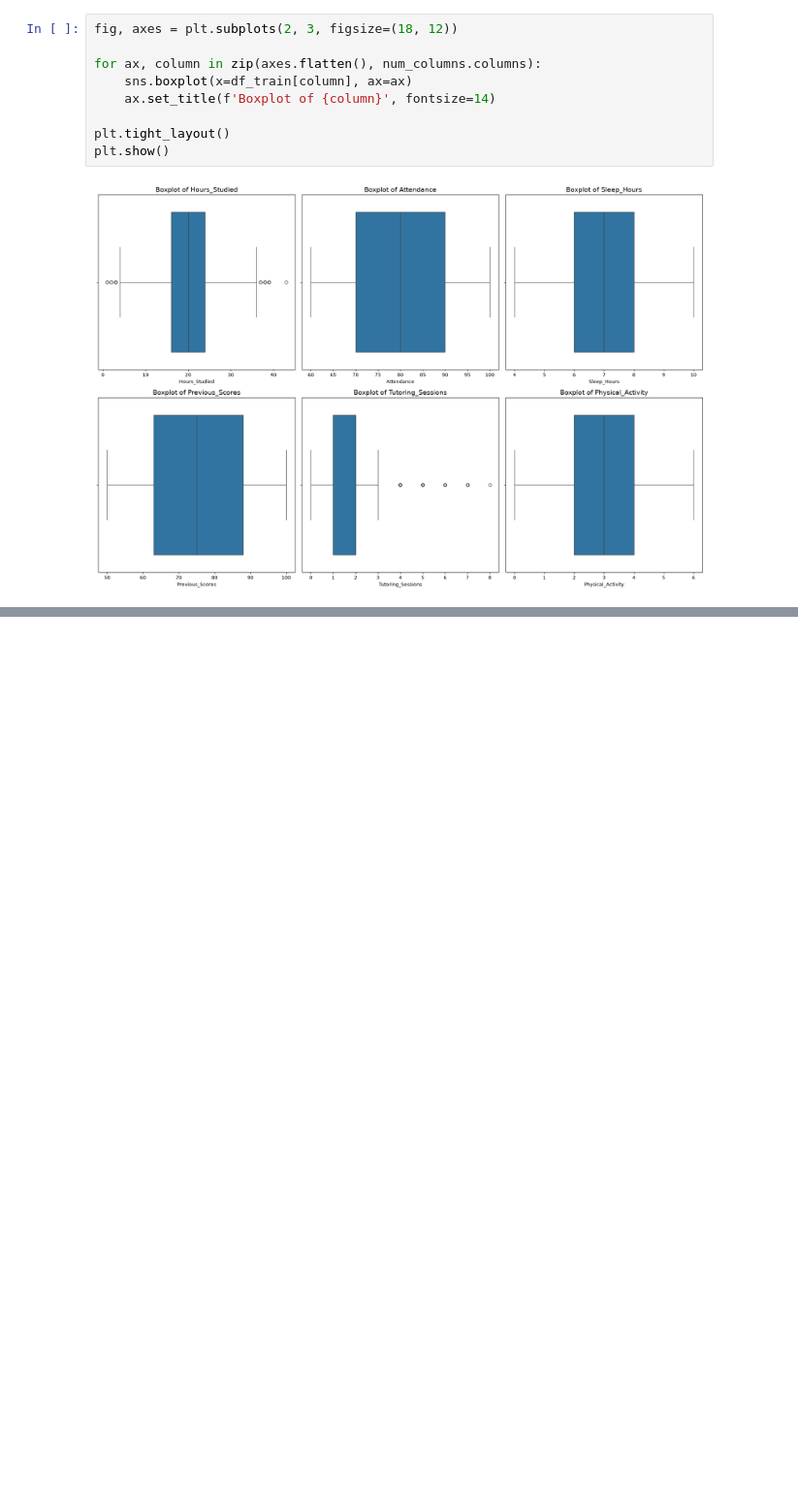
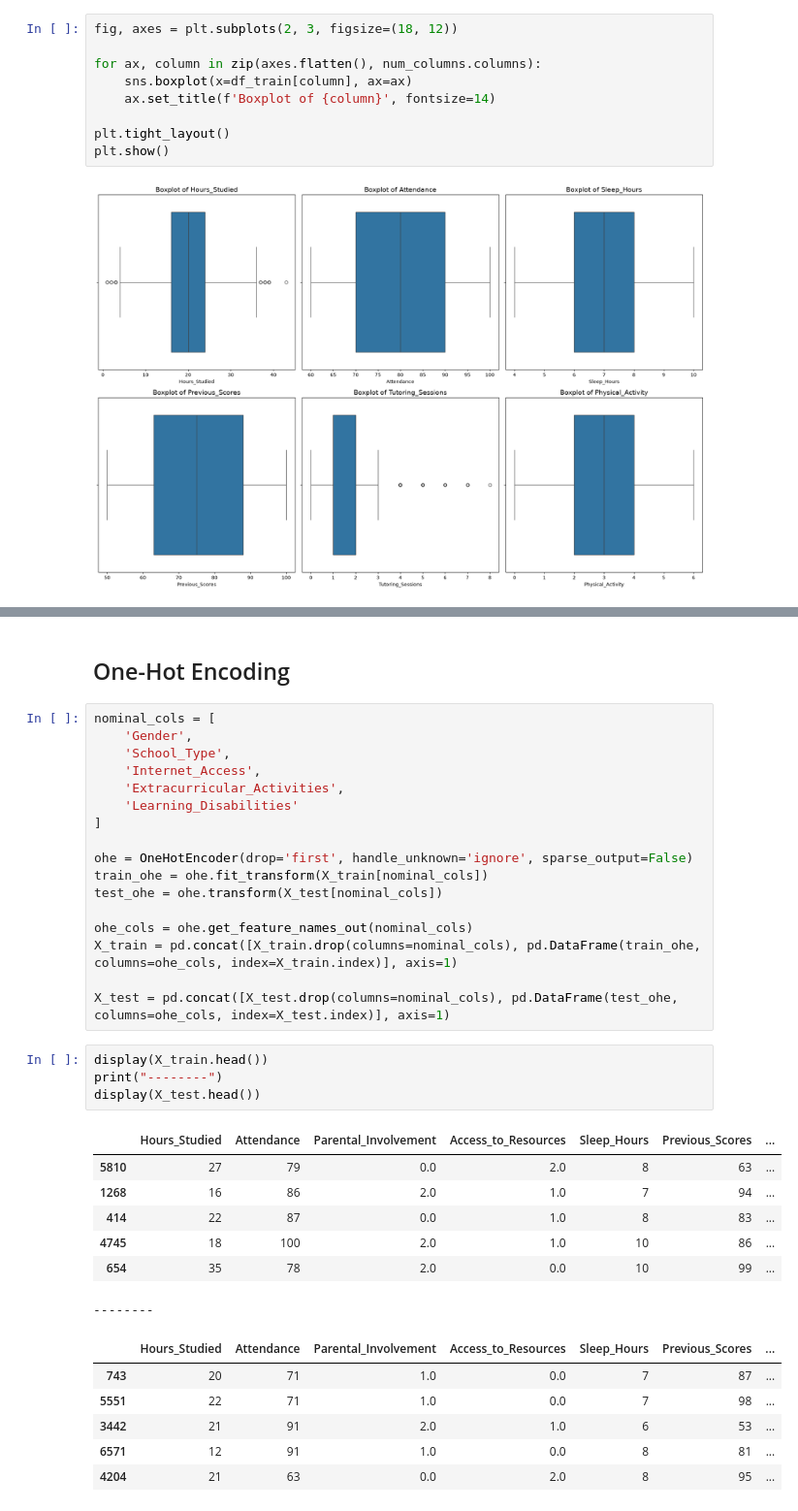
Before and after one commit to GantaLabs/StudentPerformanceFactors, a Jupyter notebook: notebook/Split_Processing.ipynb, the cells around one changed output, grey strips where cells are left out. Shown at 97% size. Cells and saved outputs as stored; diff of their text form; blank space fills up the shorter version.

```diff
--- a/notebook/Split_Processing.ipynb
+++ b/notebook/Split_Processing.ipynb
@@ -144,0 +217,37 @@ plt.show()
+# %% [markdown]
+## One-Hot Encoding
+# %%
+nominal_cols = [
+    'Gender',
+    'School_Type',
+    'Internet_Access',
+    'Extracurricular_Activities',
+    'Learning_Disabilities'
+]
+
+ohe = OneHotEncoder(drop='first', handle_unknown='ignore', sparse_output=False)
+train_ohe = ohe.fit_transform(X_train[nominal_cols])
+test_ohe = ohe.transform(X_test[nominal_cols])
+
+ohe_cols = ohe.get_feature_names_out(nominal_cols)
+X_train = pd.concat([X_train.drop(columns=nominal_cols), pd.DataFrame(train_ohe, columns=ohe_cols, index=X_train.index)], axis=1)
+
+X_test = pd.concat([X_test.drop(columns=nominal_cols), pd.DataFrame(test_ohe, columns=ohe_cols, index=X_test.index)], axis=1)
+# %%
+display(X_train.head())
+print("--------")
+display(X_test.head())
+# %% [output]
+|  | Hours_Studied | Attendance | Parental_Involvement | Access_to_Resources | Sleep_Hours | Previous_Scores | ... |
+| 5810 | 27 | 79 | 0.0 | 2.0 | 8 | 63 | ... |
+| 1268 | 16 | 86 | 2.0 | 1.0 | 7 | 94 | ... |
+| 414 | 22 | 87 | 0.0 | 1.0 | 8 | 83 | ... |
+| 4745 | 18 | 100 | 2.0 | 1.0 | 10 | 86 | ... |
+| 654 | 35 | 78 | 2.0 | 0.0 | 10 | 99 | ... |
+--------
+|  | Hours_Studied | Attendance | Parental_Involvement | Access_to_Resources | Sleep_Hours | Previous_Scores | ... |
+| 743 | 20 | 71 | 1.0 | 0.0 | 7 | 87 | ... |
+| 5551 | 22 | 71 | 1.0 | 0.0 | 7 | 98 | ... |
+| 3442 | 21 | 91 | 2.0 | 1.0 | 6 | 53 | ... |
+| 6571 | 12 | 91 | 1.0 | 0.0 | 8 | 81 | ... |
+| 4204 | 21 | 63 | 0.0 | 2.0 | 8 | 95 | ... |
```
Also changed, not shown: parts of 6 cells of this notebook.
